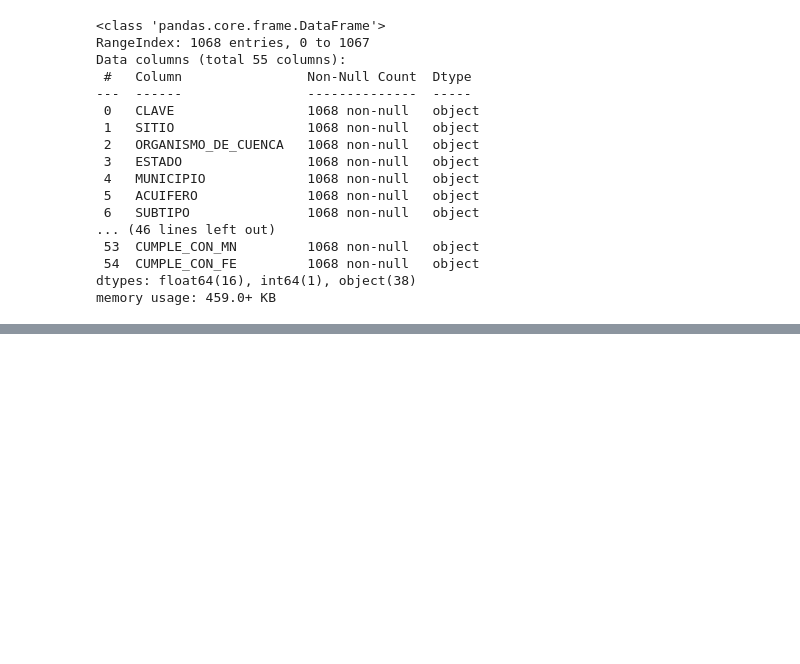
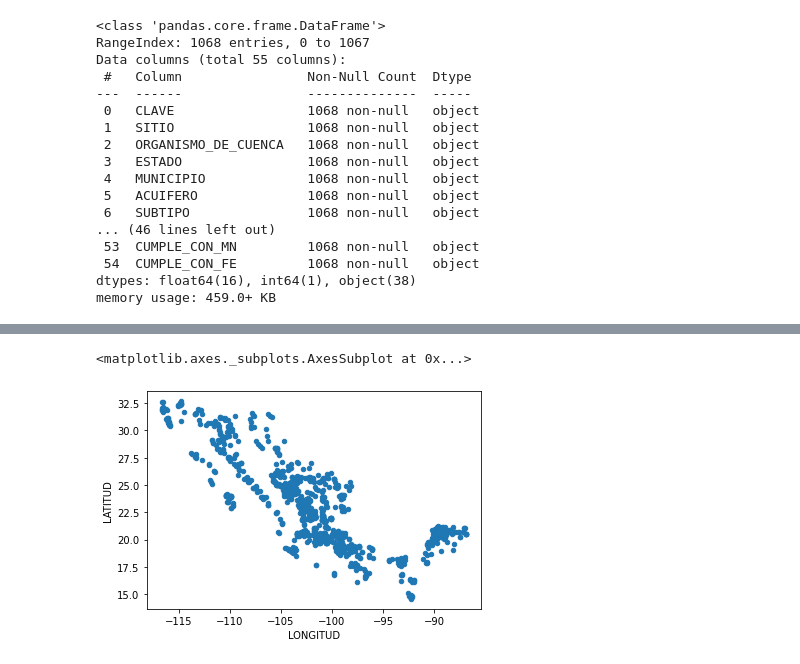
Before and after one commit to zangatec/Equipo_Ciencia_de_datos, a Jupyter notebook: Entrega 1 reto.ipynb, the cells around one changed output, grey strips where cells are left out. Cells and saved outputs as stored; diff of their text form; code cells hidden in the pictures; blank space fills up the shorter version.

```diff
--- a/Entrega 1 reto.ipynb
+++ b/Entrega 1 reto.ipynb
@@ -316,0 +371,7 @@ KeyError: ignored
+# %%
+dfpuntos = df1[['LONGITUD','LATITUD']]
+# %%
+dfpuntos.plot.scatter('LONGITUD','LATITUD')
+# %% [output]
+<matplotlib.axes._subplots.AxesSubplot at 0x...>
+[figure, added]
```
Also changed, not shown: parts of 13 cells of this notebook.
